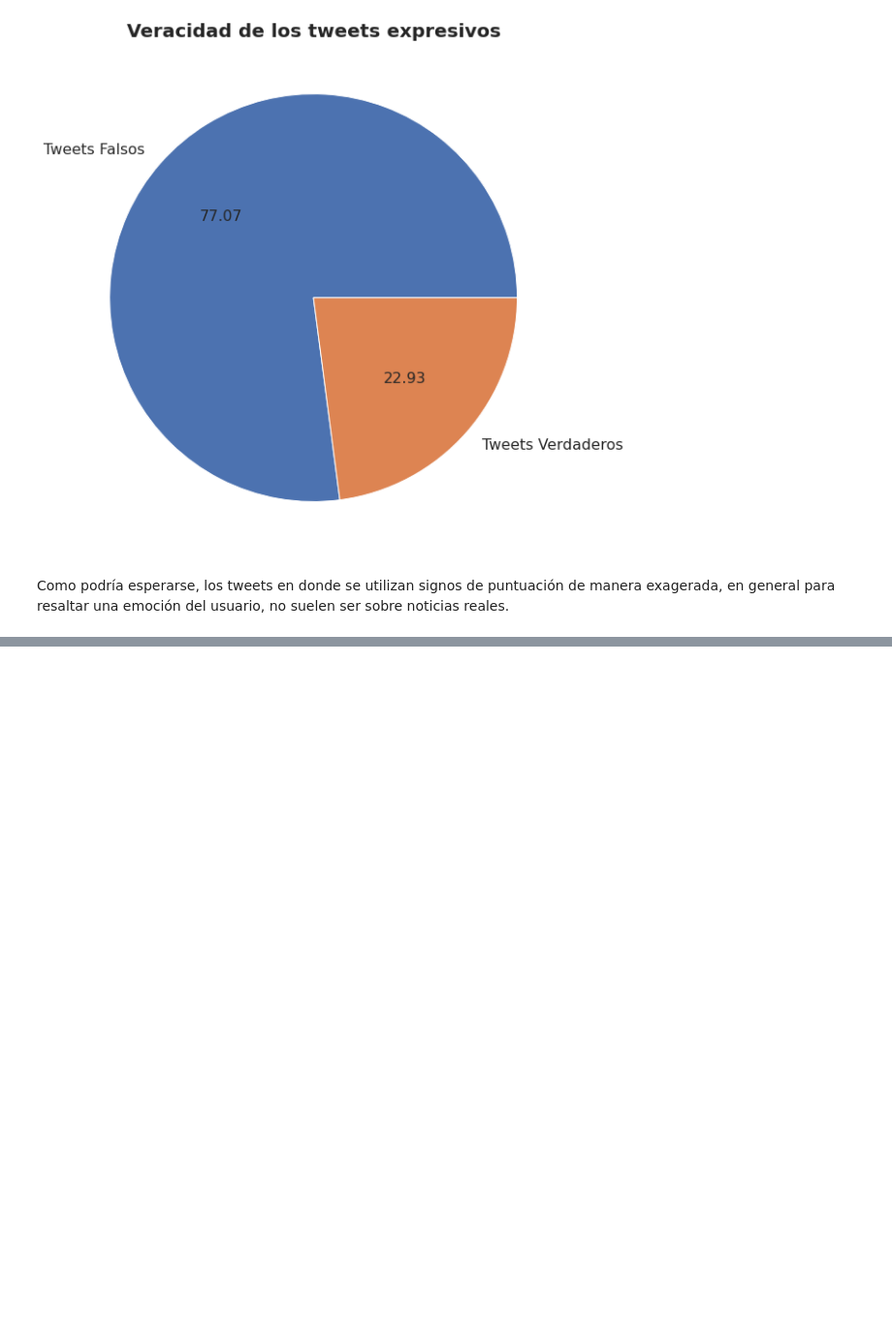
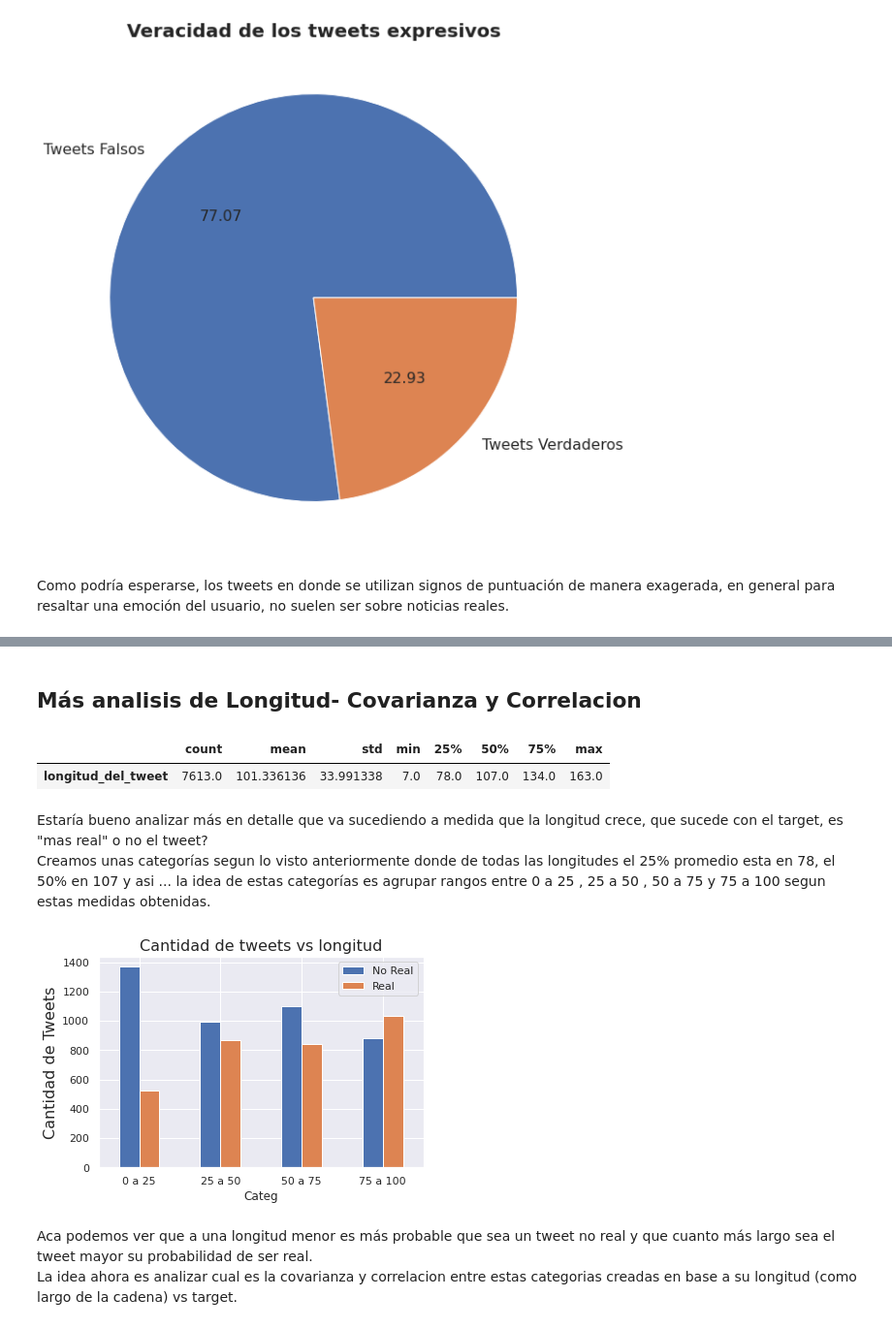
Before and after one commit to alepenaa94/TP1_Real_or_Not, a Jupyter notebook: TP1_Real_or_Not.ipynb, the cells around one changed output, grey strips where cells are left out. Shown: that part at 97% size. Cells and saved outputs as stored; diff of their text form; code cells hidden in the pictures; blank space fills up the shorter version.

Commit message:
Se agregan unos analisis mas de longitud y algunos inicios de analisis del keyword, falta completar el gráfico

```diff
--- a/TP1_Real_or_Not.ipynb
+++ b/TP1_Real_or_Not.ipynb
@@ -303,0 +308,7 @@ Como podría esperarse, los tweets en donde se utilizan signos de puntuación de
+# %%
+def f_aux(row):
+  if str(row['keyword']).lower() in str(row['text']).lower():
+    return True
+  return False
+
+train_df['contiene_key'] = train_df.loc[~train_df['keyword'].isnull()].apply(f_aux,axis=1)
@@ -303,0 +386,28 @@ Como podría esperarse, los tweets en donde se utilizan signos de puntuación de
+# %% [markdown]
+## Más analisis de Longitud- Covarianza y Correlacion
+# %%
+train_df['longitud_del_tweet'].describe().to_frame().T
+# %% [output]
+|  | count | mean | std | min | 25% | 50% | 75% | max |
+| longitud_del_tweet | 7613.0 | 101.336136 | 33.991338 | 7.0 | 78.0 | 107.0 | 134.0 | 163.0 |
+# %% [markdown]
+Estaría bueno analizar más en detalle que va sucediendo a medida que la longitud crece, que sucede con el target, es "mas real" o no el tweet?<br>
+Creamos unas categorías segun lo visto anteriormente donde de todas las longitudes el 25% promedio esta en 78, el 50% en 107 y asi ... la idea de estas categorías es agrupar rangos entre 0 a 25 , 25 a 50 , 50 a 75 y 75 a 100 segun estas medidas obtenidas.
+# %%
+train_df.loc[train_df['longitud_del_tweet']<78.0,'Categ']="0 a 25"
+train_df.loc[train_df['longitud_del_tweet']>=78.0,'Categ']="25 a 50"
+train_df.loc[train_df['longitud_del_tweet']>=107.0,'Categ']= "50 a 75"
+train_df.loc[train_df['longitud_del_tweet']>=134.0,'Categ']= "75 a 100"
+# %%
+df_aux = train_df.groupby(['Categ','target'])['id'].count().unstack()
+df_aux.columns = ['No Real','Real']
+df_aux.plot.bar();
+plt.xticks(rotation=0)
+plt.title('Cantidad de tweets vs longitud', fontsize=16)
+plt.ylabel('Cantidad de Tweets', fontsize=16);
+# %% [output]
+[figure, added]
+# %% [markdown]
+Aca podemos ver que a una longitud menor es más probable que sea un tweet no real y que cuanto más largo sea el tweet mayor su probabilidad de ser real.
+<br>
+La idea ahora es analizar cual es la covarianza y correlacion entre estas categorias creadas en base a su longitud (como largo de la cadena) vs target.
```
Also changed, not shown: parts of 20 cells of this notebook.
